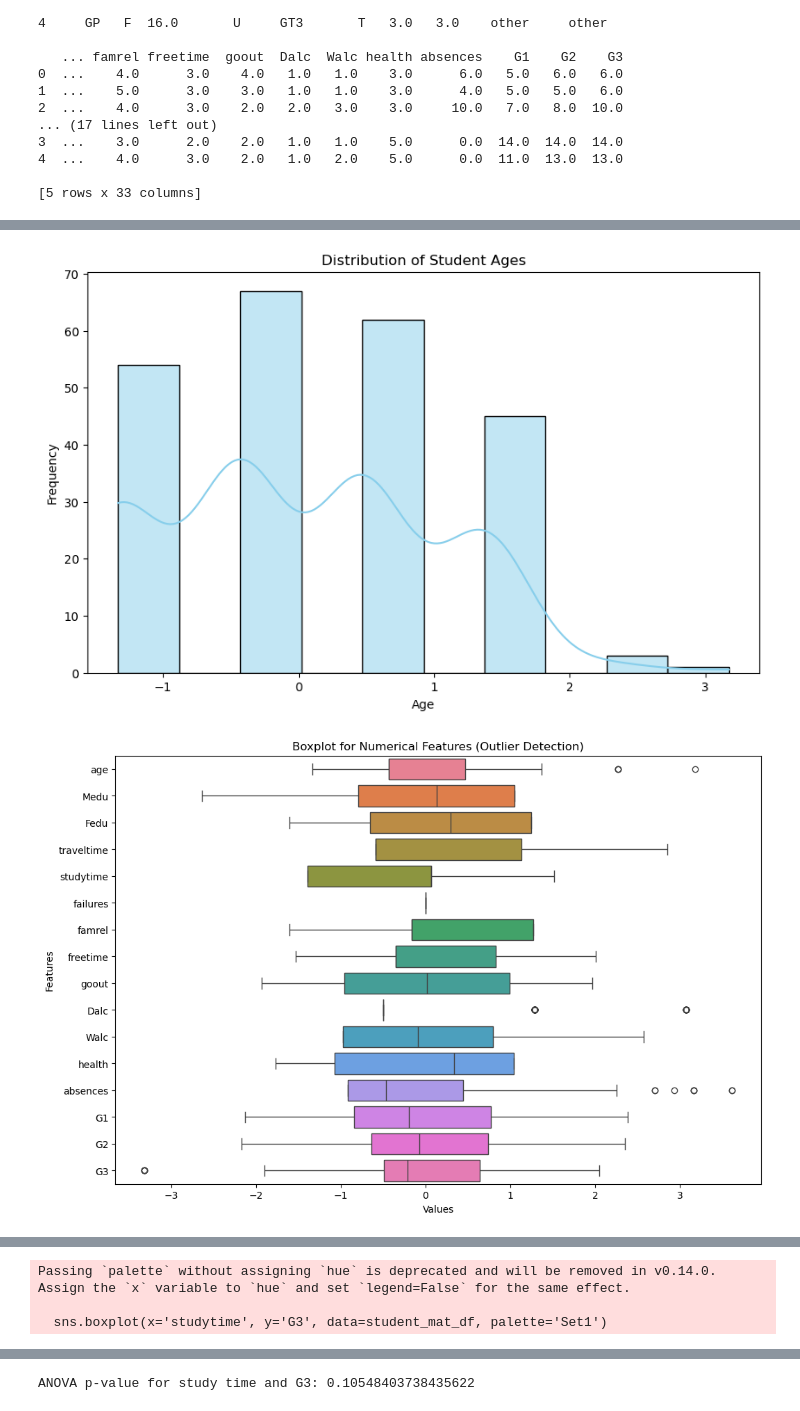
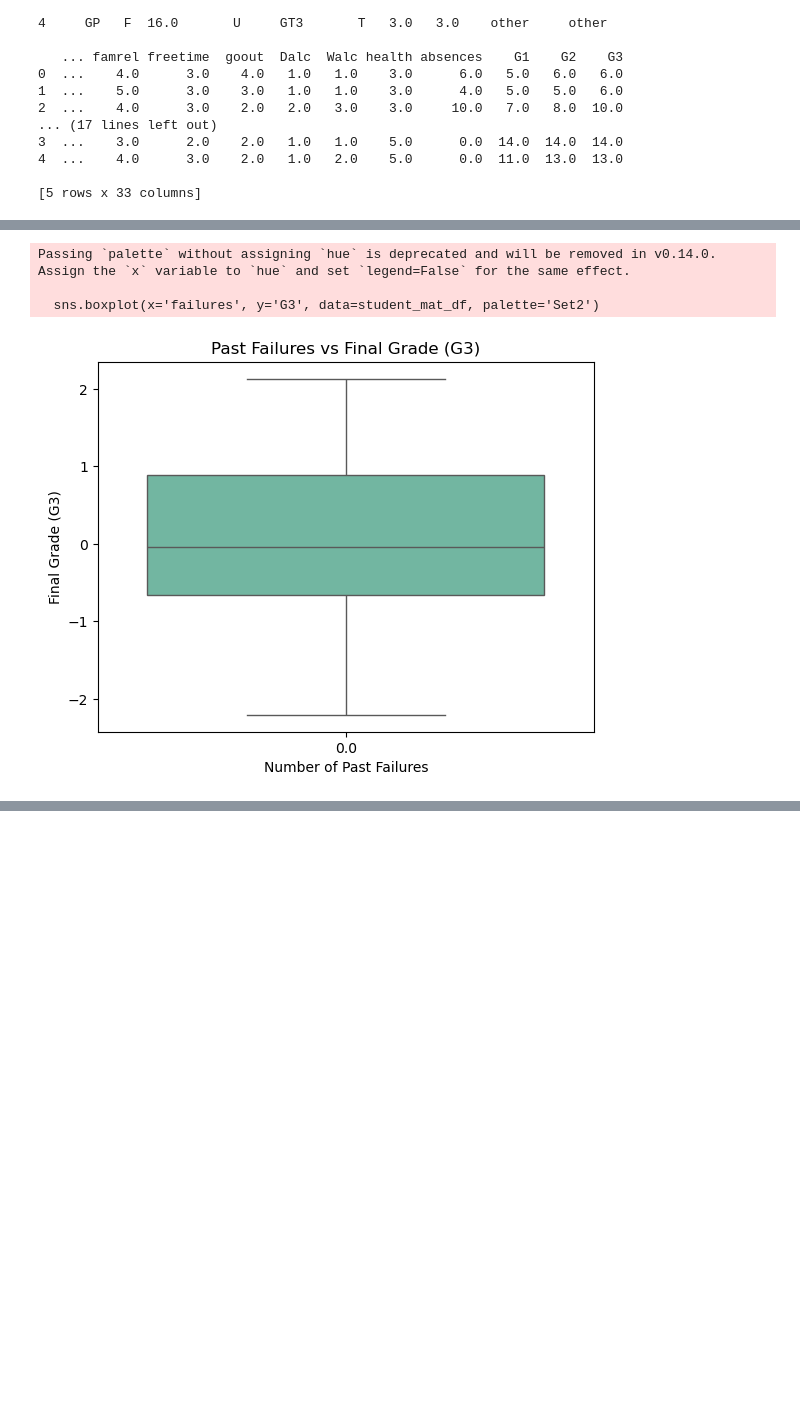
Before and after one commit to MiltonGreat/Student-Performance, a Jupyter notebook: Student Performance.ipynb, the cells around one changed output, grey strips where cells are left out. Cells and saved outputs as stored; diff of their text form; code cells hidden in the pictures; blank space fills up the shorter version.

```diff
--- a/Student Performance.ipynb
+++ b/Student Performance.ipynb
@@ -62,5 +132,5 @@ dtype: int64
 # %%
-# Handle missing values
+# Handle missing values - impute numeric columns with mean and categorical with most frequent
 imputer_num = SimpleImputer(strategy='mean')
 student_mat_df[student_mat_df.select_dtypes(include=[np.number]).columns] = imputer_num.fit_transform(
     student_mat_df.select_dtypes(include=[np.number])
@@ -70,12 +140,13 @@ student_por_df[student_por_df.select_dtypes(include=[np.number]).columns] = impu
 )
 
 imputer_cat = SimpleImputer(strategy='most_frequent')
-student_mat_df[student_mat_df.select_dtypes(include=[object]).columns] = imputer_cat.fit_transform(
-    student_mat_df.select_dtypes(include=[object])
-)
-student_por_df[student_por_df.select_dtypes(include=[object]).columns] = imputer_cat.fit_transform(
-    student_por_df.select_dtypes(include=[object])
-)
+# Select only the categorical columns for imputation
+categorical_columns_mat = student_mat_df.select_dtypes(include=[object]).columns
+categorical_columns_por = student_por_df.select_dtypes(include=[object]).columns
+
+# Apply imputer to categorical columns (using .loc to avoid setting copy warning)
+student_mat_df[categorical_columns_mat] = imputer_cat.fit_transform(student_mat_df[categorical_columns_mat])
+student_por_df[categorical_columns_por] = imputer_cat.fit_transform(student_por_df[categorical_columns_por])
 
 # Inspect data after imputations
 print("\nData after imputations - student-mat:")
@@ -191,56 +403,11 @@ Data after normalization - student-mat:
 # %%
-# Visualizations
-# Distribution of student ages
-plt.figure(figsize=(10, 6))
-sns.histplot(student_mat_df['age'], kde=True, color='skyblue', bins=10)
-plt.title('Distribution of Student Ages')
-plt.xlabel('Age')
-plt.ylabel('Frequency')
-plt.show()
-
-# Boxplot for numerical features
-plt.figure(figsize=(12, 8))
-sns.boxplot(data=student_mat_df[numeric_columns], orient='h')
-plt.title('Boxplot for Numerical Features (Outlier Detection)')
-plt.xlabel('Values')
-plt.ylabel('Features')
-plt.show()
-
-# Correlation heatmap
-plt.figure(figsize=(12, 8))
-correlation_matrix = student_mat_df[numeric_columns].corr()
-sns.heatmap(correlation_matrix, annot=True, cmap='coolwarm', fmt='.2f', cbar=True)
-plt.title('Correlation Heatmap')
-plt.show()
-
-# Distribution of grades (G1, G2, G3)
-plt.figure(figsize=(10, 6))
-sns.histplot(student_mat_df['G1'], kde=True, color='lightcoral', label='G1', bins=10)
-sns.histplot(student_mat_df['G2'], kde=True, color='lightgreen', label='G2', bins=10)
-sns.histplot(student_mat_df['G3'], kde=True, color='lightblue', label='G3', bins=10)
-plt.legend()
-plt.title('Distribution of Grades (G1, G2, G3)')
-plt.xlabel('Grades')
-plt.ylabel('Frequency')
-plt.show()
-
-# Study time vs Final grade (G3)
-plt.figure(figsize=(10, 6))
-sns.boxplot(x='studytime', y='G3', data=student_mat_df, palette='Set1')
-plt.title('Study Time vs Final Grade (G3)')
-plt.xlabel('Study Time')
+sns.boxplot(x='failures', y='G3', data=student_mat_df, palette='Set2')
+plt.title('Past Failures vs Final Grade (G3)')
+plt.xlabel('Number of Past Failures')
 plt.ylabel('Final Grade (G3)')
 plt.show()
-
-# Analyzing the effect of study time on G3 using ANOVA
-studytime_groups = [group['G3'] for _, group in student_mat_df.groupby('studytime')]
-anova_result = f_oneway(*studytime_groups)
-print(f"ANOVA p-value for study time and G3: {anova_result.pvalue}")
-
-# Additional grouped visualization
-sns.catplot(x='studytime', y='G3', hue='sex', kind='bar', data=student_mat_df, palette='husl')
-plt.title('Study Time vs Final Grade by Gender')
-plt.show()
 # %% [output]
+Passing `palette` without assigning `hue` is deprecated and will be removed in v0.14.0. Assign the `x` variable to `hue` and set `legend=False` for the same effect.
+
+  sns.boxplot(x='failures', y='G3', data=student_mat_df, palette='Set2')
-[figure, old version]
+[figure, new version]
-[figure, removed]
@@ -249,3 +413,0 @@ plt.show()
-Passing `palette` without assigning `hue` is deprecated and will be removed in v0.14.0. Assign the `x` variable to `hue` and set `legend=False` for the same effect.
-
-  sns.boxplot(x='studytime', y='G3', data=student_mat_df, palette='Set1')
@@ -253 +413,0 @@ Passing `palette` without assigning `hue` is deprecated and will be removed in v
-ANOVA p-value for study time and G3: 0.10548403738435622
```
Also changed, not shown: parts of 43 cells of this notebook.
